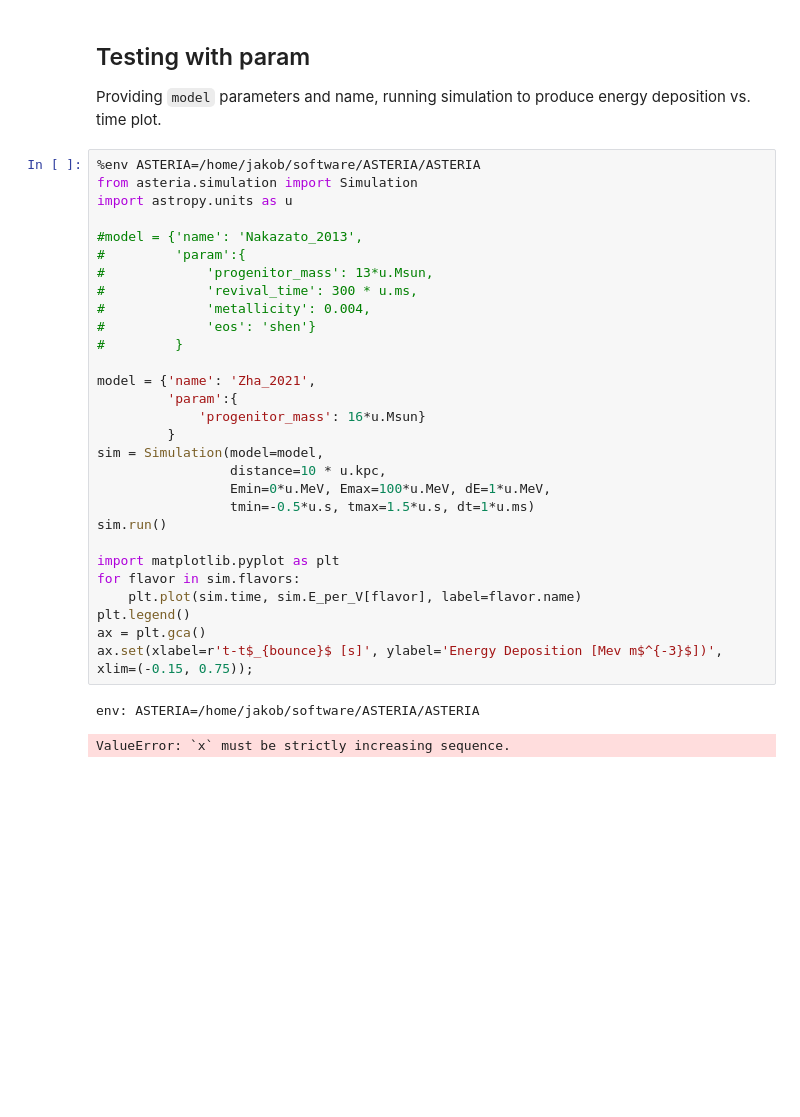
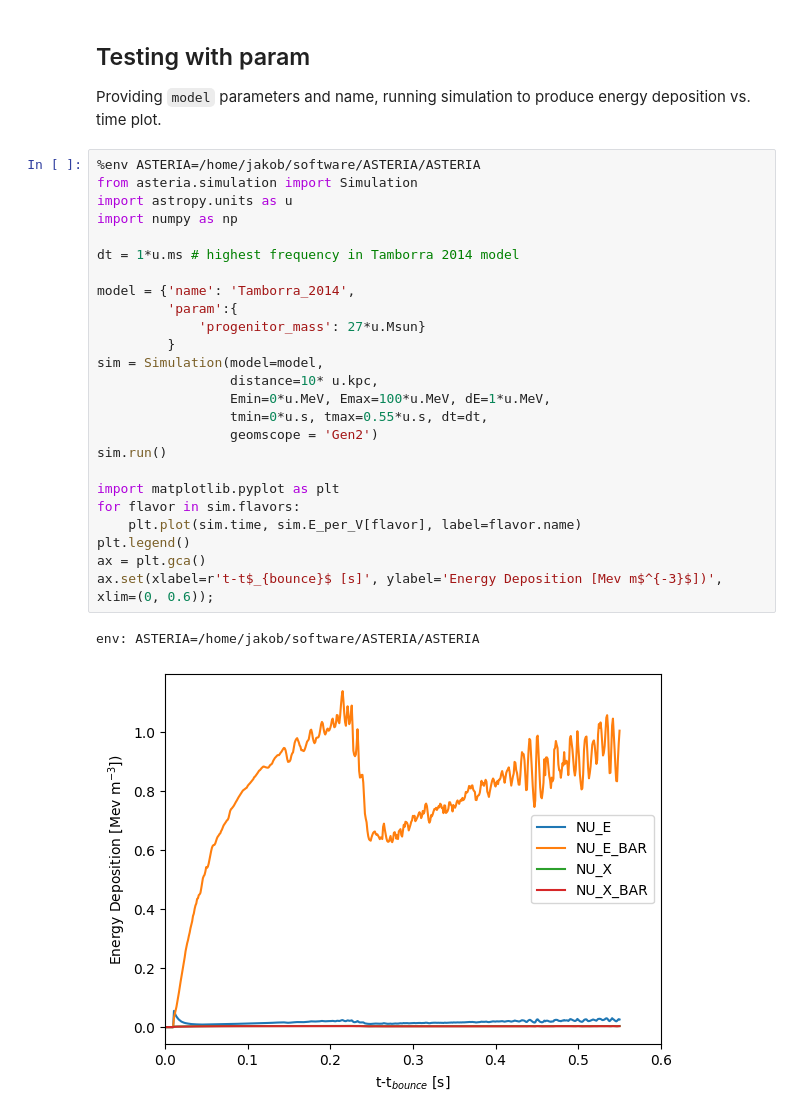
Before and after one commit to icecube/ASTERIA, a Jupyter notebook: docs/my_project/sim_tester_20-04-2023.ipynb, the cells around one changed output. Saved outputs shown, nothing was run; the diff lists cells and outputs as text; blank space fills up the shorter version.

```diff
--- a/docs/my_project/sim_tester_20-04-2023.ipynb
+++ b/docs/my_project/sim_tester_20-04-2023.ipynb
@@ -5,32 +5,28 @@ Providing `model` parameters and name, running simulation to produce energy depo
 # %%
 %env ASTERIA=/home/jakob/software/ASTERIA/ASTERIA
 from asteria.simulation import Simulation
 import astropy.units as u
+import numpy as np
 
-#model = {'name': 'Nakazato_2013',
-#         'param':{
-#             'progenitor_mass': 13*u.Msun,
-#             'revival_time': 300 * u.ms,
-#             'metallicity': 0.004,
-#             'eos': 'shen'}
-#         }
+dt = 1*u.ms # highest frequency in Tamborra 2014 model
 
-model = {'name': 'Zha_2021',
+model = {'name': 'Tamborra_2014',
          'param':{
-             'progenitor_mass': 16*u.Msun}
+             'progenitor_mass': 27*u.Msun}
          }
 sim = Simulation(model=model,
-                 distance=10 * u.kpc,
+                 distance=10* u.kpc,
                  Emin=0*u.MeV, Emax=100*u.MeV, dE=1*u.MeV,
-                 tmin=-0.5*u.s, tmax=1.5*u.s, dt=1*u.ms)
+                 tmin=0*u.s, tmax=0.55*u.s, dt=dt,
+                 geomscope = 'Gen2')
 sim.run()
 
 import matplotlib.pyplot as plt
 for flavor in sim.flavors:
     plt.plot(sim.time, sim.E_per_V[flavor], label=flavor.name)
 plt.legend()
 ax = plt.gca()
-ax.set(xlabel=r't-t$_{bounce}$ [s]', ylabel='Energy Deposition [Mev m$^{-3}$])', xlim=(-0.15, 0.75));
+ax.set(xlabel=r't-t$_{bounce}$ [s]', ylabel='Energy Deposition [Mev m$^{-3}$])', xlim=(0, 0.6));
 # %% [output]
 env: ASTERIA=/home/jakob/software/ASTERIA/ASTERIA
-ValueError: `x` must be strictly increasing sequence.
+[figure, added]
```
Also changed, not shown: parts of 12 cells of this notebook, 11 other files.
